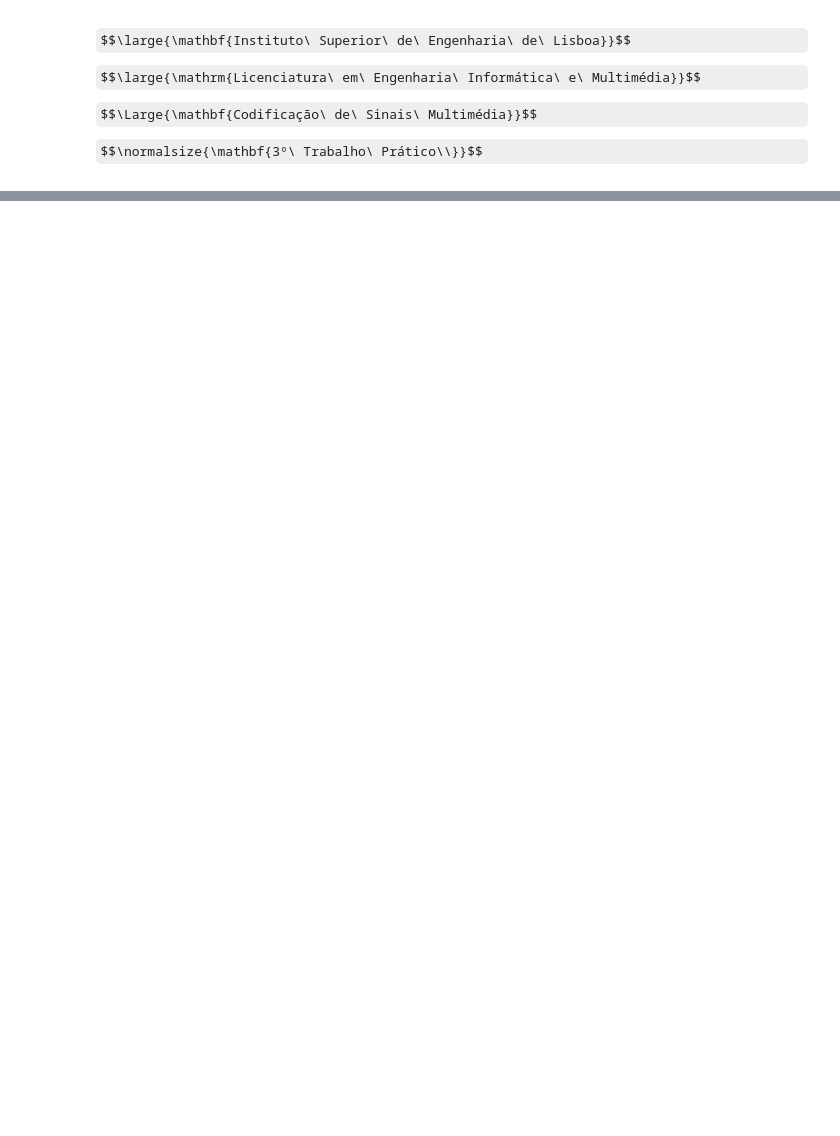
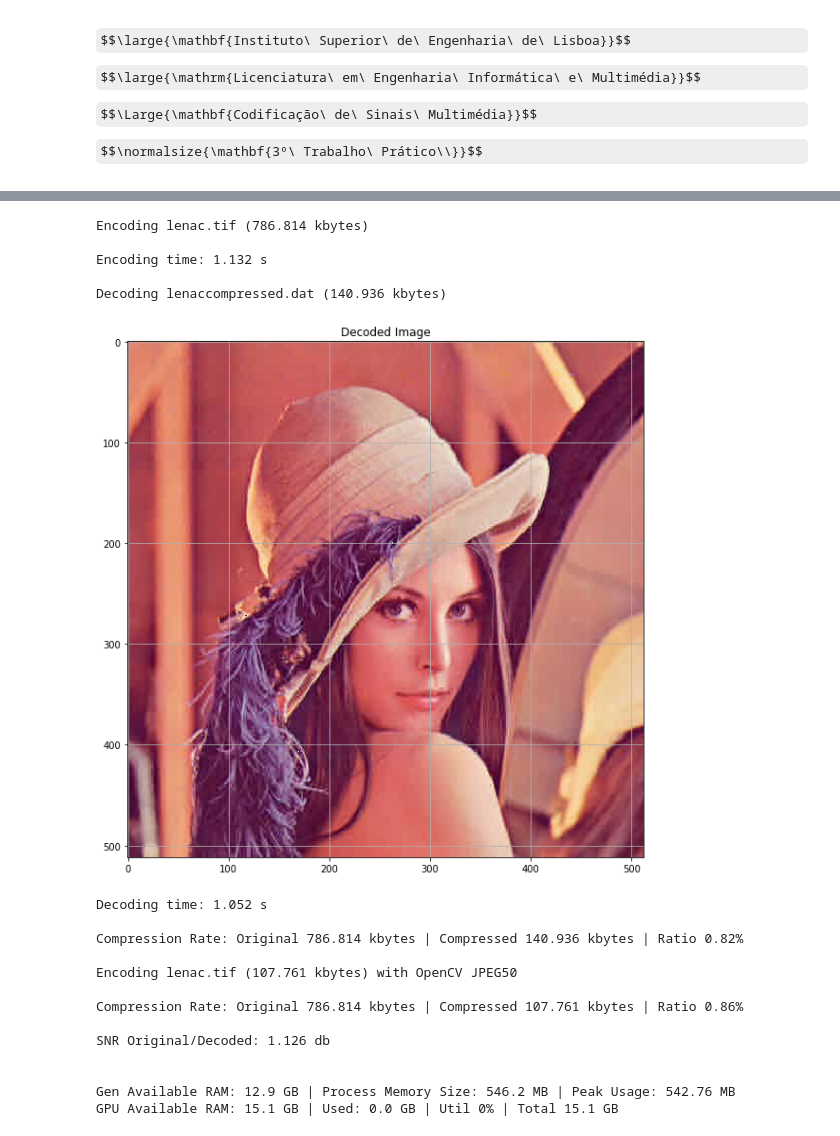
Before and after one commit to pedroamarocosta/csm, a Jupyter notebook: isel_leim_csm_1819/projects/P03/notebooks/P03_notebook.ipynb, the cells around one changed output, grey strips where cells are left out. Drawn from its saved outputs; the diff is of its cells as text; code cells hidden in the pictures; some formulas as TeX source; blank space fills up the shorter version.

```diff
--- a/isel_leim_csm_1819/projects/P03/notebooks/P03_notebook.ipynb
+++ b/isel_leim_csm_1819/projects/P03/notebooks/P03_notebook.ipynb
@@ -1392,16 +920,0 @@ ImportError: ignored
-# %%
-from cv2 import dct
-from cv2 import idct
-
-from .block import Block
-
-### .dct ###
-
-def encode(block: Block) -> Block:
-    block.elements = dct(block.elements * 1.0)
-    return block
-
-
-def decode(block: Block) -> Block:
-    block.elements = idct(block.elements * 1.0)
-    return block
@@ -1455,0 +1108,46 @@ NameError: ignored
+# %%
+#@title Compressão de Imagem-Exemplo
+Original = 'lenac.tif' #@param ['lenac.tif', 'lena.tiff']
+
+Start = time.time()
+print('\nEncoding %s (%s kbytes)' % (Original, (str(round((os.path.getsize(Notebook.RESOURCES + Original)/1000.), 3)))))
+Compressed = Encoder(Notebook.RESOURCES + Original)
+End = time.time()
+print('\nEncoding time: {} s'.format(round(End-Start, 3)))
+
+Start = time.time()
+Output = Original.split('.')[-2] + 'compressed.dat'
+print('\nDecoding %s (%s kbytes)\n' % ((Output, (str(round((os.path.getsize(Notebook.OUTPUT + Output)/1000.), 3))))))
+Compressed = Decoder(Notebook.OUTPUT + Output)
+End = time.time()
+print('\nDecoding time: {} s'.format(round(End-Start, 3)))
+print('\nCompression Rate: Original %s kbytes | Compressed %s kbytes | Ratio %s%%' % (JPEG.compression_rate(Notebook.RESOURCES + Original, Notebook.OUTPUT + Output)))
+
+Image = cv2.imread(Notebook.RESOURCES + Original)
+cv2.imwrite(Notebook.OUTPUT + 'lenaopencv.jpg', Image, [cv2.IMWRITE_PNG_COMPRESSION, 50])
+print('\nEncoding %s (%s kbytes) with OpenCV JPEG50' % (Original, (str(round(os.path.getsize(Notebook.OUTPUT + 'lenaopencv.jpg')/1000., 3)))))
+print('\nCompression Rate: Original %s kbytes | Compressed %s kbytes | Ratio %s%%' % (JPEG.compression_rate(Notebook.RESOURCES + Original, Notebook.OUTPUT + 'lenaopencv.jpg')))
+
+print('\nSNR Original/Decoded: %s db ' % round(JPEG.calculateSNR(Image, Compressed.get_image()), 3))
+print('\n')
+Notebook.memory()
+# %% [output]
+Encoding lenac.tif (786.814 kbytes)
+
+Encoding time: 1.132 s
+
+Decoding lenaccompressed.dat (140.936 kbytes)
+[figure, added]
+Decoding time: 1.052 s
+
+Compression Rate: Original 786.814 kbytes | Compressed 140.936 kbytes | Ratio 0.82%
+
+Encoding lenac.tif (107.761 kbytes) with OpenCV JPEG50
+
+Compression Rate: Original 786.814 kbytes | Compressed 107.761 kbytes | Ratio 0.86%
+
+SNR Original/Decoded: 1.126 db
+
+
+Gen Available RAM: 12.9 GB | Process Memory Size: 546.2 MB | Peak Usage: 542.76 MB
+GPU Available RAM: 15.1 GB | Used: 0.0 GB | Util 0% | Total 15.1 GB
```
Also changed, not shown: parts of 28 cells of this notebook, 5 other files.
